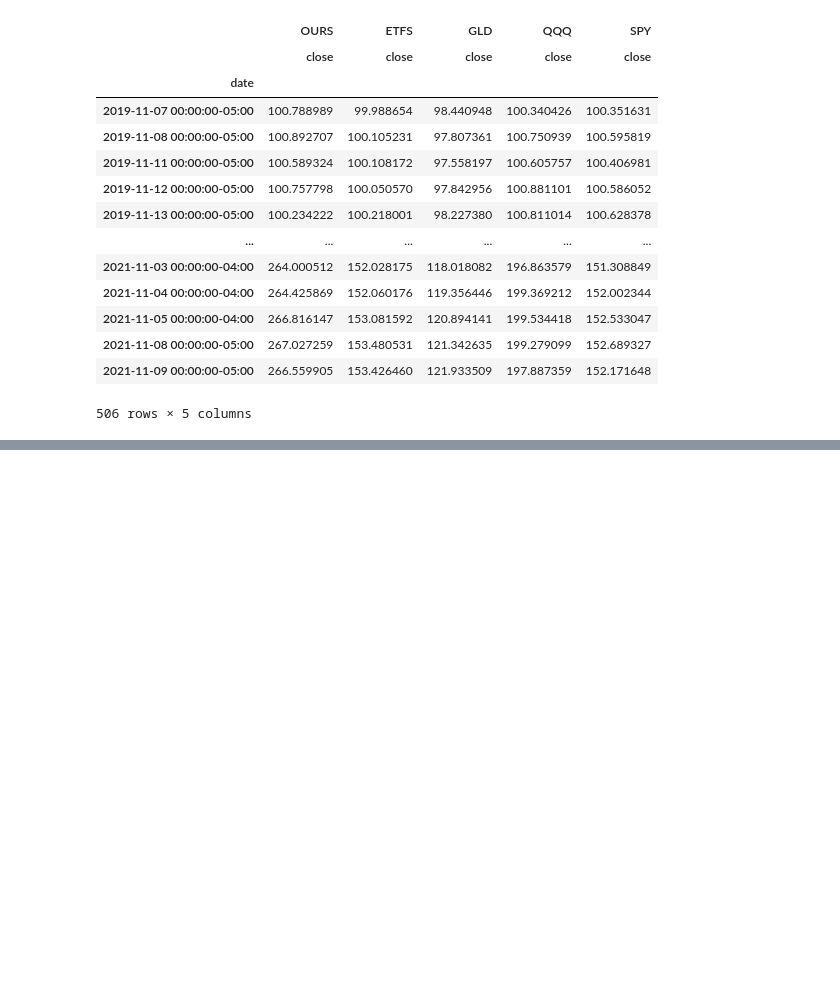
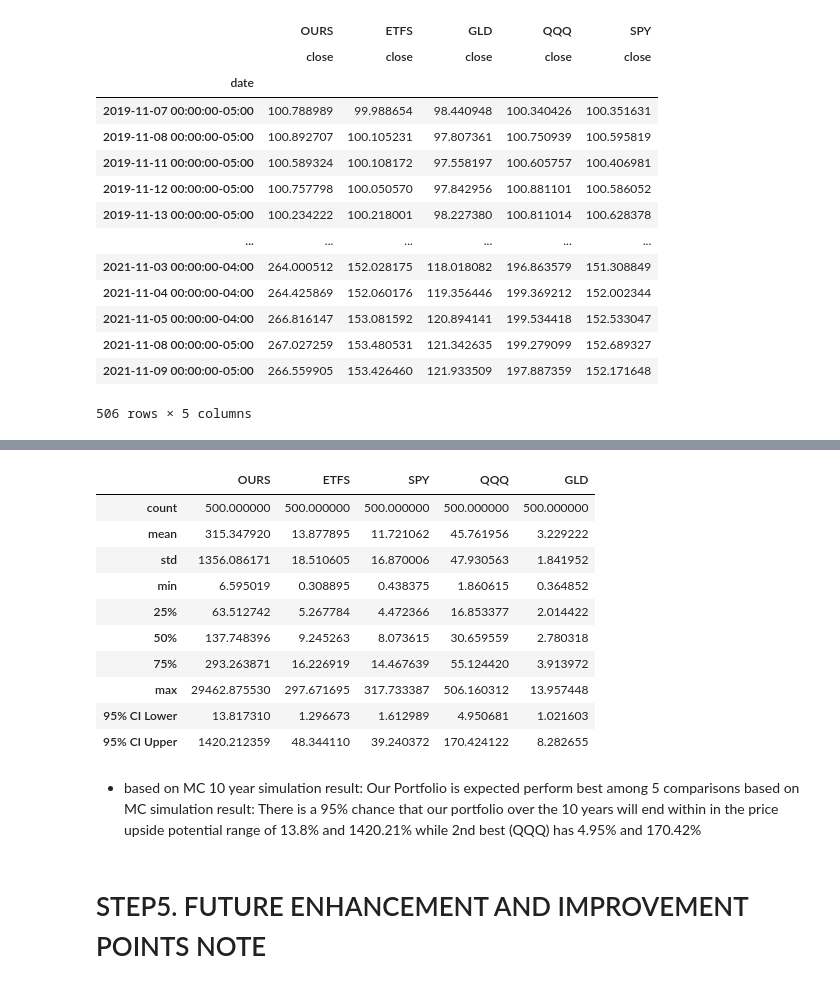
Before and after one commit to mingluuu/ETF_Portfolio_Top_Performers, a Jupyter notebook: ETF_analyzer_POC.ipynb, the cells around one changed output, grey strips where cells are left out. Cells and saved outputs as stored; diff of their text form; code cells hidden in the pictures; blank space fills up the shorter version.

```diff
--- a/ETF_analyzer_POC.ipynb
+++ b/ETF_analyzer_POC.ipynb
@@ -360,5 +334,5 @@ agg_daily_price_in_format[["OURS"]]
 # %%
-
+# For Comparison, forecast 100% weight individually for next 10 years with 500 siumulations
 ours_ten_years_simulation = MCSimulation(
     portfolio_data=agg_daily_price_in_format[["OURS"]],
     weights=[1.0],
@@ -388,7 +362,7 @@ qqq_ten_years_simulation = MCSimulation(
 )
 
 gld_ten_years_simulation = MCSimulation(
-    portfolio_data=agg_daily_price_in_format[["QQQ"]],
+    portfolio_data=agg_daily_price_in_format[["GLD"]],
     weights=[1.0],
     num_simulation=500,
     num_trading_days=252*10,
@@ -460,0 +545,26 @@ There is a 95% chance that an initial investment stock and bond portion in the p
+# %%
+# Consolidate and Sumarize the 10-year Monte Carlo summary statistics (OURS vs. COMPS)
+MC_forecast_10yr  = pd.DataFrame({'OURS':ours_ten_years_simulation.summarize_cumulative_return()})
+MC_forecast_10yr = MC_forecast_10yr.join(pd.DataFrame({'ETFS':etf_ten_years_simulation.summarize_cumulative_return()}))
+MC_forecast_10yr = MC_forecast_10yr.join(pd.DataFrame({'SPY':spy_ten_years_simulation.summarize_cumulative_return()}))
+MC_forecast_10yr = MC_forecast_10yr.join(pd.DataFrame({'QQQ':qqq_ten_years_simulation.summarize_cumulative_return()}))
+MC_forecast_10yr = MC_forecast_10yr.join(pd.DataFrame({'GLD':gld_ten_years_simulation.summarize_cumulative_return()}))
+MC_forecast_10yr.iloc[8:10]
+# %% [output]
+|  | OURS | ETFS | SPY | QQQ | GLD |
+| count | 500.000000 | 500.000000 | 500.000000 | 500.000000 | 500.000000 |
+| mean | 315.347920 | 13.877895 | 11.721062 | 45.761956 | 3.229222 |
+| std | 1356.086171 | 18.510605 | 16.870006 | 47.930563 | 1.841952 |
+| min | 6.595019 | 0.308895 | 0.438375 | 1.860615 | 0.364852 |
+| 25% | 63.512742 | 5.267784 | 4.472366 | 16.853377 | 2.014422 |
+| 50% | 137.748396 | 9.245263 | 8.073615 | 30.659559 | 2.780318 |
+| 75% | 293.263871 | 16.226919 | 14.467639 | 55.124420 | 3.913972 |
+| max | 29462.875530 | 297.671695 | 317.733387 | 506.160312 | 13.957448 |
+| 95% CI Lower | 13.817310 | 1.296673 | 1.612989 | 4.950681 | 1.021603 |
+| 95% CI Upper | 1420.212359 | 48.344110 | 39.240372 | 170.424122 | 8.282655 |
+# %% [markdown]
+- based on MC 10 year simulation result: Our Portfolio is expected perform best among 5 comparisons based on MC simulation result:
+There is a 95% chance that our portfolio over the 10 years will end within in the price upside potential range of 13.8% and 1420.21%
+while 2nd best (QQQ) has 4.95% and 170.42%
+# %% [markdown]
+# STEP5. FUTURE ENHANCEMENT AND IMPROVEMENT POINTS NOTE
```
Also changed, not shown: parts of 20 cells of this notebook, 7 other files.
